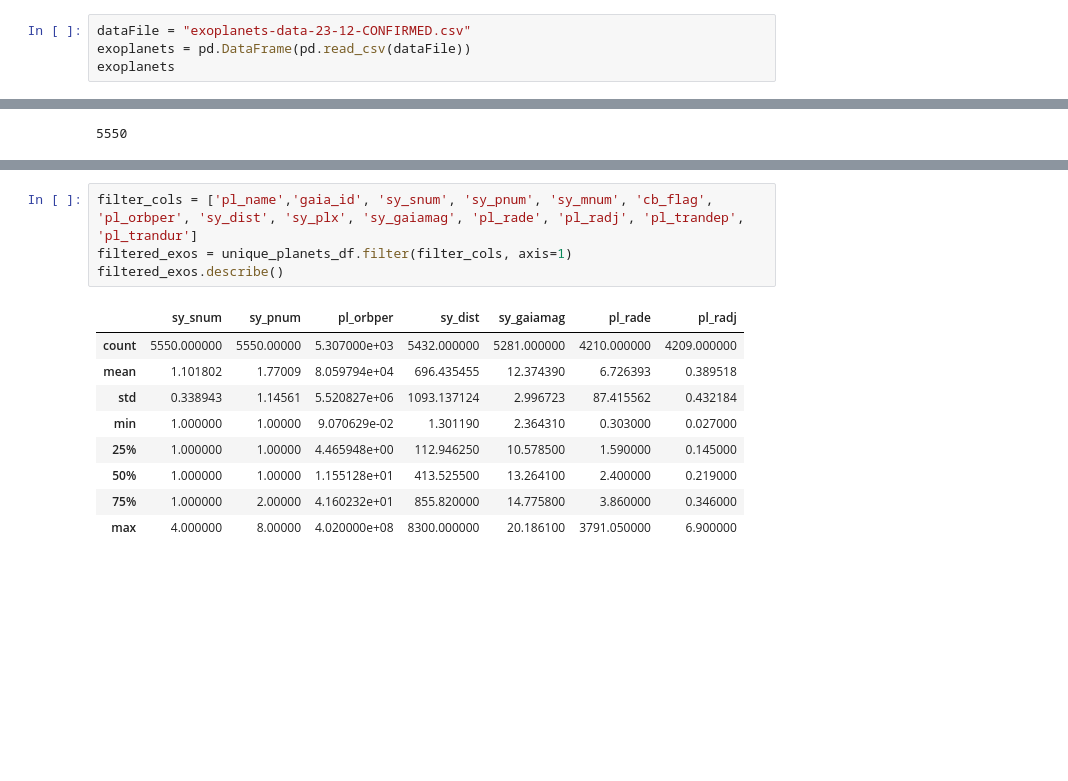
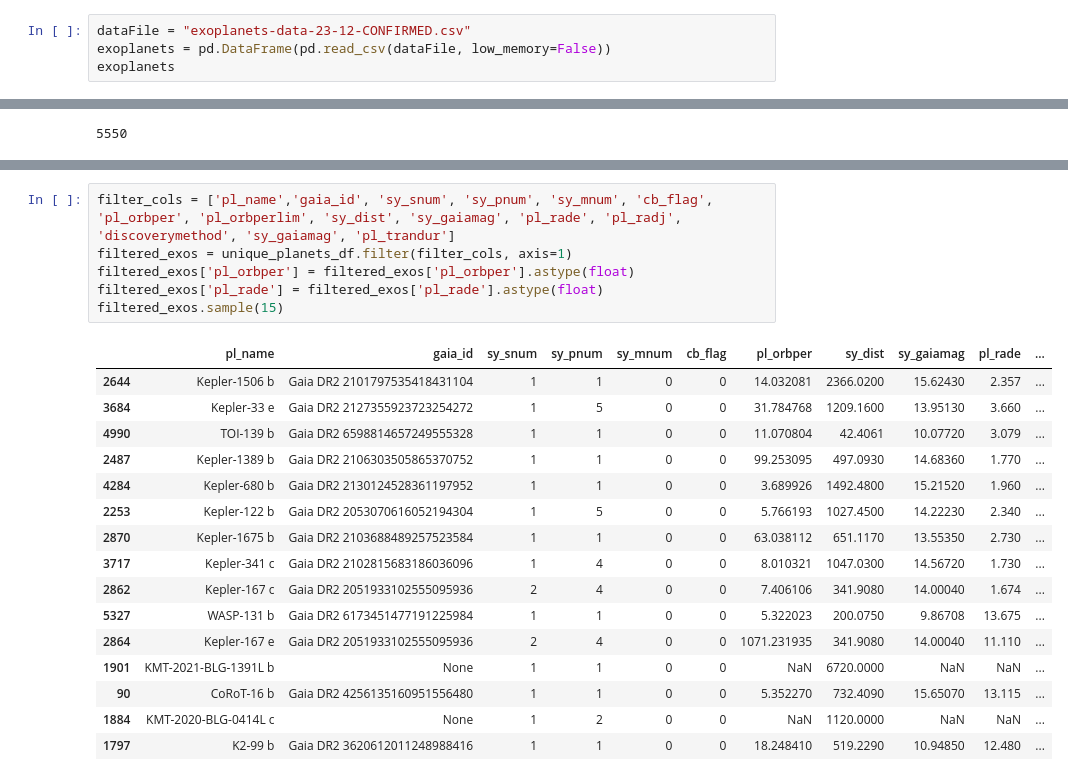
Before and after one commit to joncoe/exoplanet-discovery-CKS149, a Jupyter notebook: Exoplanet Study.ipynb, the cells around one changed output, grey strips where cells are left out. Cells and saved outputs as stored; diff of their text form; blank space fills up the shorter version.

```diff
--- a/Exoplanet Study.ipynb
+++ b/Exoplanet Study.ipynb
@@ -12,5 +16,5 @@ import matplotlib.pyplot as plt
 # %%
 dataFile = "exoplanets-data-23-12-CONFIRMED.csv"
-exoplanets = pd.DataFrame(pd.read_csv(dataFile))
+exoplanets = pd.DataFrame(pd.read_csv(dataFile, low_memory=False))
 exoplanets
 # %% [output]
@@ -82,17 +82,26 @@ correlations
 # %%
-filter_cols = ['pl_name','gaia_id', 'sy_snum', 'sy_pnum', 'sy_mnum', 'cb_flag', 'pl_orbper', 'sy_dist', 'sy_plx', 'sy_gaiamag', 'pl_rade', 'pl_radj', 'pl_trandep', 'pl_trandur']
+filter_cols = ['pl_name','gaia_id', 'sy_snum', 'sy_pnum', 'sy_mnum', 'cb_flag', 'pl_orbper', 'pl_orbperlim', 'sy_dist', 'sy_gaiamag', 'pl_rade', 'pl_radj', 'discoverymethod', 'sy_gaiamag', 'pl_trandur']
 filtered_exos = unique_planets_df.filter(filter_cols, axis=1)
-filtered_exos.describe()
+filtered_exos['pl_orbper'] = filtered_exos['pl_orbper'].astype(float)
+filtered_exos['pl_rade'] = filtered_exos['pl_rade'].astype(float)
+filtered_exos.sample(15)
 # %% [output]
-|  | sy_snum | sy_pnum | pl_orbper | sy_dist | sy_gaiamag | pl_rade | pl_radj |
-| count | 5550.000000 | 5550.00000 | 5.307000e+03 | 5432.000000 | 5281.000000 | 4210.000000 | 4209.000000 |
-| mean | 1.101802 | 1.77009 | 8.059794e+04 | 696.435455 | 12.374390 | 6.726393 | 0.389518 |
-| std | 0.338943 | 1.14561 | 5.520827e+06 | 1093.137124 | 2.996723 | 87.415562 | 0.432184 |
-| min | 1.000000 | 1.00000 | 9.070629e-02 | 1.301190 | 2.364310 | 0.303000 | 0.027000 |
-| 25% | 1.000000 | 1.00000 | 4.465948e+00 | 112.946250 | 10.578500 | 1.590000 | 0.145000 |
-| 50% | 1.000000 | 1.00000 | 1.155128e+01 | 413.525500 | 13.264100 | 2.400000 | 0.219000 |
-| 75% | 1.000000 | 2.00000 | 4.160232e+01 | 855.820000 | 14.775800 | 3.860000 | 0.346000 |
-| max | 4.000000 | 8.00000 | 4.020000e+08 | 8300.000000 | 20.186100 | 3791.050000 | 6.900000 |
+|  | pl_name | gaia_id | sy_snum | sy_pnum | sy_mnum | cb_flag | pl_orbper | sy_dist | sy_gaiamag | pl_rade | ... |
+| 2644 | Kepler-1506 b | Gaia DR2 2101797535418431104 | 1 | 1 | 0 | 0 | 14.032081 | 2366.0200 | 15.62430 | 2.357 | ... |
+| 3684 | Kepler-33 e | Gaia DR2 2127355923723254272 | 1 | 5 | 0 | 0 | 31.784768 | 1209.1600 | 13.95130 | 3.660 | ... |
+| 4990 | TOI-139 b | Gaia DR2 6598814657249555328 | 1 | 1 | 0 | 0 | 11.070804 | 42.4061 | 10.07720 | 3.079 | ... |
+| 2487 | Kepler-1389 b | Gaia DR2 2106303505865370752 | 1 | 1 | 0 | 0 | 99.253095 | 497.0930 | 14.68360 | 1.770 | ... |
+| 4284 | Kepler-680 b | Gaia DR2 2130124528361197952 | 1 | 1 | 0 | 0 | 3.689926 | 1492.4800 | 15.21520 | 1.960 | ... |
+| 2253 | Kepler-122 b | Gaia DR2 2053070616052194304 | 1 | 5 | 0 | 0 | 5.766193 | 1027.4500 | 14.22230 | 2.340 | ... |
+| 2870 | Kepler-1675 b | Gaia DR2 2103688489257523584 | 1 | 1 | 0 | 0 | 63.038112 | 651.1170 | 13.55350 | 2.730 | ... |
+| 3717 | Kepler-341 c | Gaia DR2 2102815683186036096 | 1 | 4 | 0 | 0 | 8.010321 | 1047.0300 | 14.56720 | 1.730 | ... |
+| 2862 | Kepler-167 c | Gaia DR2 2051933102555095936 | 2 | 4 | 0 | 0 | 7.406106 | 341.9080 | 14.00040 | 1.674 | ... |
+| 5327 | WASP-131 b | Gaia DR2 6173451477191225984 | 1 | 1 | 0 | 0 | 5.322023 | 200.0750 | 9.86708 | 13.675 | ... |
+| 2864 | Kepler-167 e | Gaia DR2 2051933102555095936 | 2 | 4 | 0 | 0 | 1071.231935 | 341.9080 | 14.00040 | 11.110 | ... |
+| 1901 | KMT-2021-BLG-1391L b | None | 1 | 1 | 0 | 0 | NaN | 6720.0000 | NaN | NaN | ... |
+| 90 | CoRoT-16 b | Gaia DR2 4256135160951556480 | 1 | 1 | 0 | 0 | 5.352270 | 732.4090 | 15.65070 | 13.115 | ... |
+| 1884 | KMT-2020-BLG-0414L c | None | 1 | 2 | 0 | 0 | NaN | 1120.0000 | NaN | NaN | ... |
+| 1797 | K2-99 b | Gaia DR2 3620612011248988416 | 1 | 1 | 0 | 0 | 18.248410 | 519.2290 | 10.94850 | 12.480 | ... |
 # %%
 sns.heatmap(filtered_exos.corr(),cmap='coolwarm')
 # %% [output]
```
Also changed, not shown: parts of 13 cells of this notebook, 5 other files.
